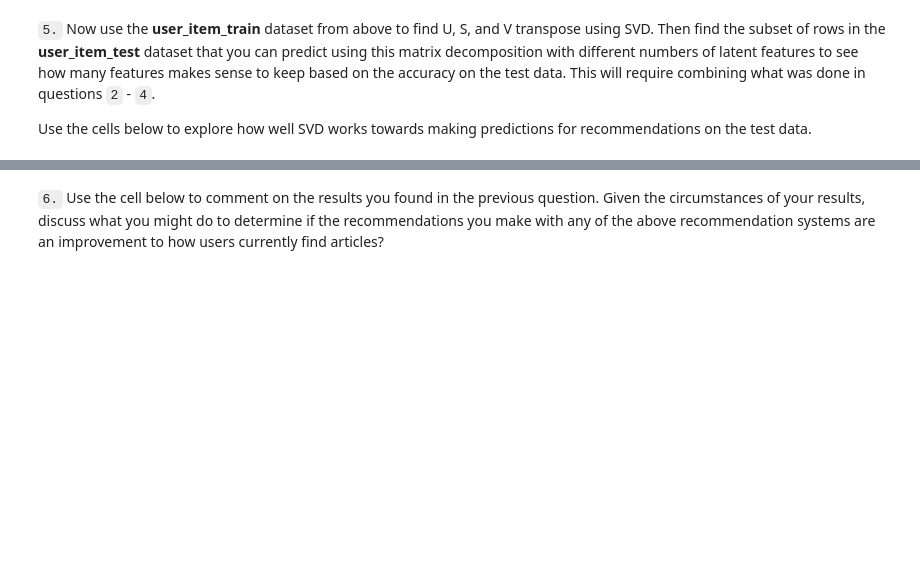
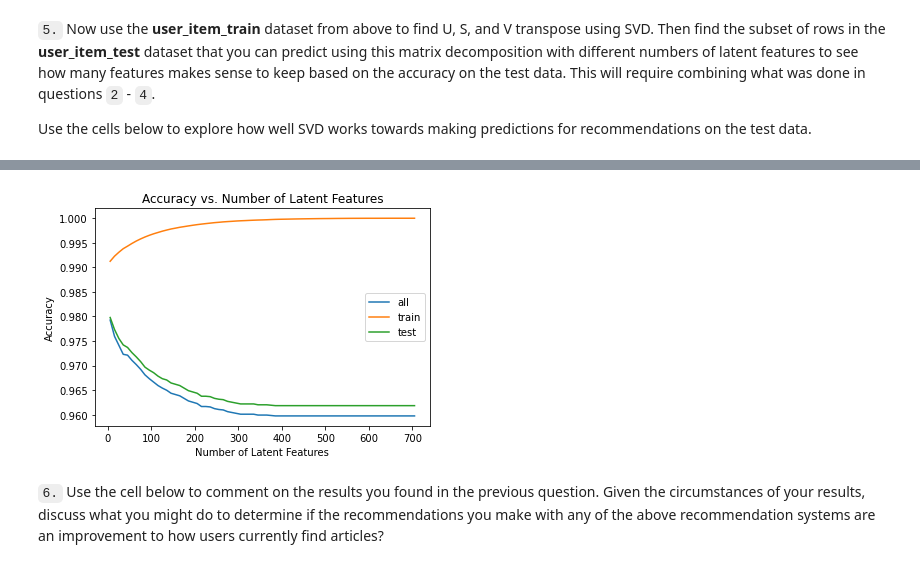
Before and after one commit to belmino15/Recommendations_with_IBM_articles, a Jupyter notebook: Recommendations_with_IBM.ipynb, the cells around one changed output, grey strips where cells are left out. Drawn from its saved outputs; the diff is of its cells as text; code cells hidden in the pictures; blank space fills up the shorter version.

```diff
--- a/Recommendations_with_IBM.ipynb
+++ b/Recommendations_with_IBM.ipynb
@@ -772,0 +793,6 @@ user_item_train, user_item_test, test_idx, test_arts = create_test_and_train_use
+# %%
+train_idx = user_item_train.index
+common_idx = list(set(train_idx)&set(test_idx)) #users in both train and test set
+common_cols = user_item_train.columns.intersection(test_arts)
+print("common idx\n",common_idx, "len: ", len(common_idx))
+print("\ncommon cols\n",common_cols, "len: ", len(common_cols))
@@ -800,0 +839,8 @@ u_test, s_test, vt_test = np.linalg.svd(user_item_test)
+# %%
+#get the index of the common users in train and test idx
+train_common_idx = user_item_train.index.isin(test_idx)
+train_common_col = user_item_train.columns.isin(test_arts)
+# %%
+u_test = u_train[train_common_idx, :]
+vt_test= vt_train[:, train_common_col]
+print('test: ', u_test.shape, vt_test.shape)
@@ -801 +849,3 @@ u_test, s_test, vt_test = np.linalg.svd(user_item_test)
+# %%
+user_item_test = user_item_test.loc[common_idx]
 # %%
@@ -843,3 +873,15 @@ plt.legend()
+# %%
+#plot errors
+plt.plot(num_latent_feat, all_errs, label='all');
+plt.plot(num_latent_feat, 1 - (np.array(sum_train_errs)/(user_item_train.shape[0]*user_item_train.shape[1])), label='train');
+plt.plot(num_latent_feat, 1 - (np.array(sum_test_errs)/(user_item_test.shape[0]*user_item_test.shape[1])), label='test');
+plt.legend(loc='best')
+plt.xlabel('Number of Latent Features');
+plt.ylabel('Accuracy');
+plt.title('Accuracy vs. Number of Latent Features');
+plt.show();
+# %% [output]
+[figure, added]
 # %% [markdown]
 `6.` Use the cell below to comment on the results you found in the previous question. Given the circumstances of your results, discuss what you might do to determine if the recommendations you make with any of the above recommendation systems are an improvement to how users currently find articles?
 # %% [markdown]
```
Also changed, not shown: parts of 12 cells of this notebook, 2 other files.
